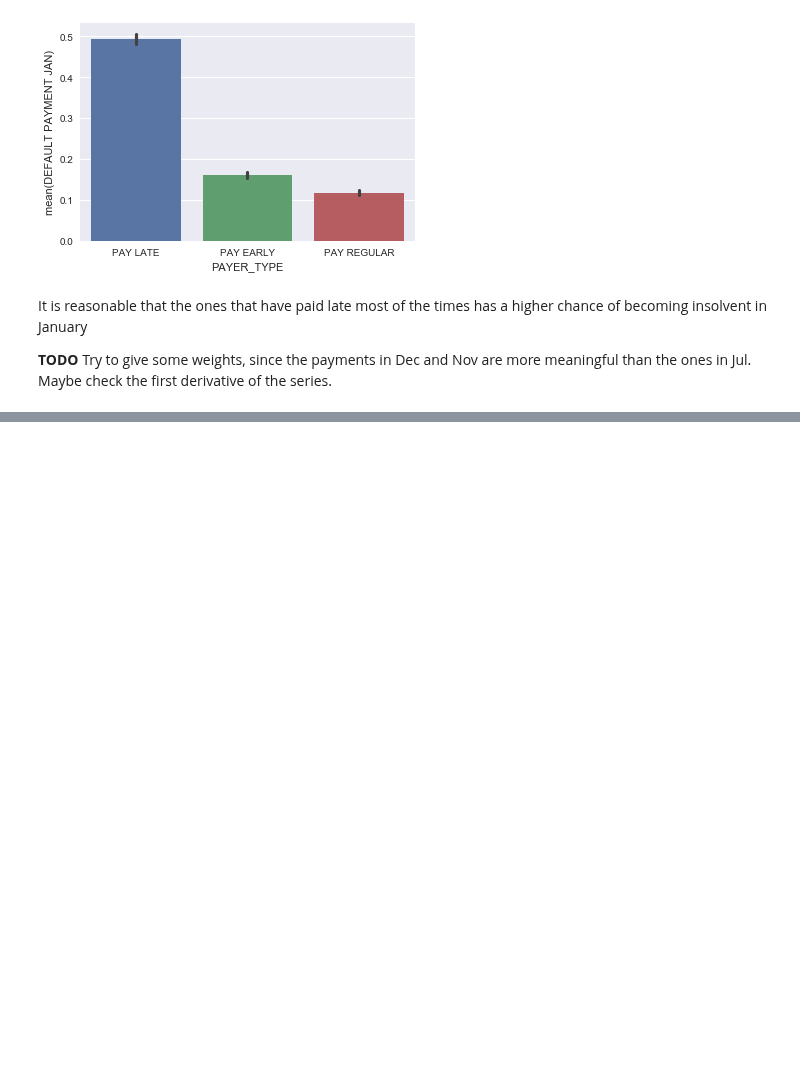
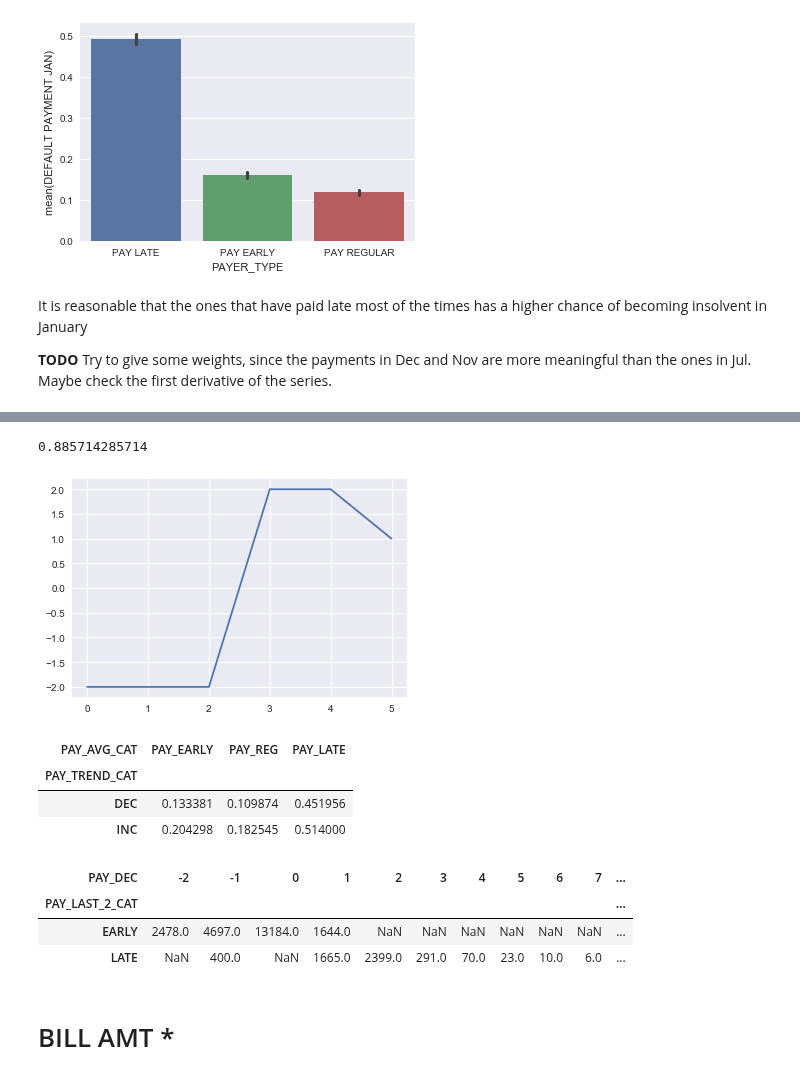
Before and after one commit to pietrodimarco91/Machine-Learning-Project-Loan-Default-Prediction, a Jupyter notebook: DataExploration.ipynb, the cells around one changed output, grey strips where cells are left out. Saved outputs shown, nothing was run; the diff lists cells and outputs as text; code cells hidden in the pictures; blank space fills up the shorter version.

```diff
--- a/DataExploration.ipynb
+++ b/DataExploration.ipynb
@@ -305,0 +376,3 @@ It is reasonable that the ones that have paid late most of the times has a highe
+# %%
+x = pd.qcut(train['PAY_LAST_3'], q=3)
+pd.crosstab(train['DEFAULT PAYMENT JAN'], x, normalize=1)
@@ -305,0 +392,13 @@ It is reasonable that the ones that have paid late most of the times has a highe
+# %%
+def get_trend(y):
+    N = len(y)
+    x = range(N)
+    B = (sum(x[i] * y[i] for i in range(N)) - 1./N*sum(x)*sum(y)) / (sum(x[i]**2 for i in range(N)) - 1./N*sum(x)**2)
+    return B
+# %%
+cols = ['PAY_JUL', 'PAY_AUG', 'PAY_SEP', 'PAY_OCT', 'PAY_NOV', 'PAY_DEC']
+def get_payments(x):
+    return [v for v in x.loc[cols]]
+
+def get_trend_from_payments(row):
+    return get_trend(get_payments(row))
@@ -305,0 +407,21 @@ It is reasonable that the ones that have paid late most of the times has a highe
+# %%
+customer = 64
+
+payments = get_payments(train.loc[customer, :])
+trend = get_trend(payments)
+
+plt.plot(range(6), payments)
+print(trend)
+# %% [output]
+0.885714285714
+[figure, added]
+# %%
+train['PAY_TREND'] = res
+train['PAY_TREND_CAT'] = pd.qcut(train['PAY_TREND'], q = 2, labels=['DEC', 'INC'])
+
+train.groupby(['PAY_TREND_CAT', 'PAY_AVG_CAT'])['DEFAULT PAYMENT JAN'].mean().unstack()
+# %% [output]
+| PAY_AVG_CAT | PAY_EARLY | PAY_REG | PAY_LATE |
+| PAY_TREND_CAT |  |  |  |
+| DEC | 0.133381 | 0.109874 | 0.451956 |
+| INC | 0.204298 | 0.182545 | 0.514000 |
@@ -305,0 +438,9 @@ It is reasonable that the ones that have paid late most of the times has a highe
+# %%
+train.groupby(['PAY_LAST_2_CAT', 'PAY_DEC'])['DEFAULT PAYMENT JAN'].count().unstack()
+# %% [output]
+| PAY_DEC | -2 | -1 | 0 | 1 | 2 | 3 | 4 | 5 | 6 | 7 | ... |
+| PAY_LAST_2_CAT |  |  |  |  |  |  |  |  |  |  | ... |
+| EARLY | 2478.0 | 4697.0 | 13184.0 | 1644.0 | NaN | NaN | NaN | NaN | NaN | NaN | ... |
+| LATE | NaN | 400.0 | NaN | 1665.0 | 2399.0 | 291.0 | 70.0 | 23.0 | 10.0 | 6.0 | ... |
+# %% [markdown]
+# BILL AMT *
```
Also changed, not shown: parts of 54 cells of this notebook.
